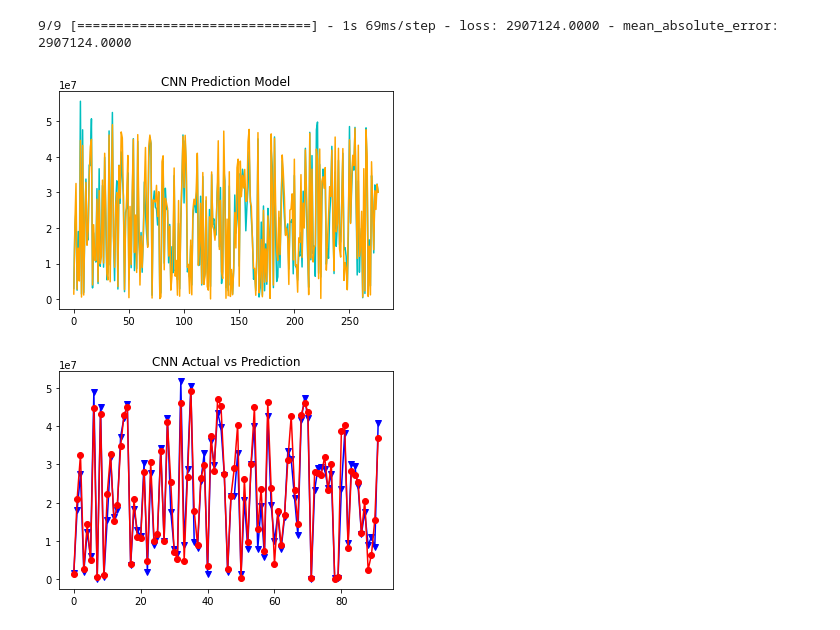
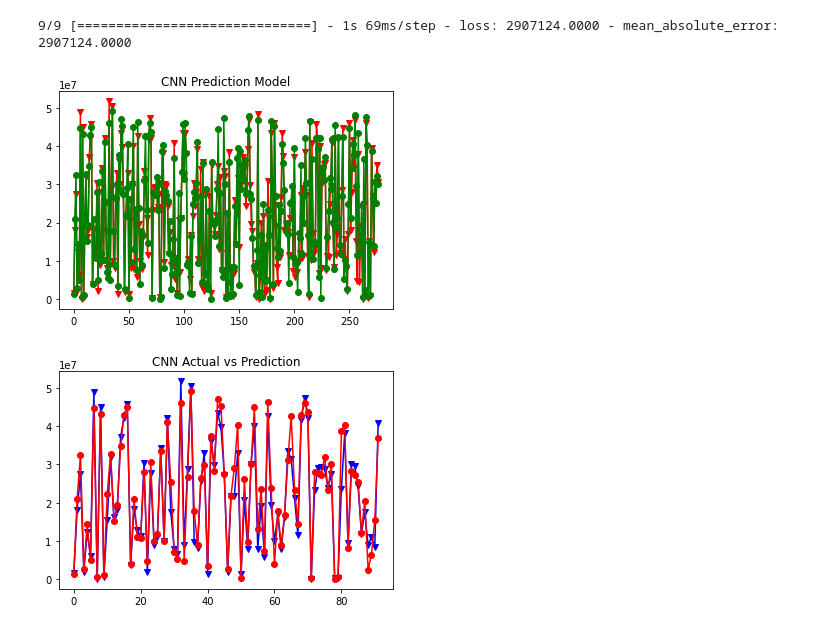
Before and after one commit to TokaOssama/Volcanic-Eruption-Prediction, a Jupyter notebook: CNN_Model.ipynb, the cells around one changed output. Drawn from its saved outputs; the diff is of its cells as text; code cells hidden in the pictures.

```diff
--- a/CNN_Model.ipynb
+++ b/CNN_Model.ipynb
@@ -382,13 +378,13 @@ evaluation=model.evaluate(x_test,y_test)
 # %%
 eval=model.predict(x_test)
 valid=np.reshape(y_test,(-1,)).tolist()
 figure=plt.figure()
-plt.plot(eval, color='c')
-plt.plot(valid, color='orange')
+plt.plot(eval, color='r',marker='v', linestyle='-',label='Predicted')
+plt.plot(valid, color='g', marker='o', linestyle='-',label='Actual')
 plt.title('CNN Prediction Model')
 plt.show()
 # %% [output]
-[figure, old version]
+[figure, new version]
 # %%
 neval=model.predict(x_test[:len(x_test)//3])
 nvalid=np.reshape(y_test[:len(y_test)//3],(-1,)).tolist()
```
Also changed, not shown: parts of 2 cells of this notebook.
